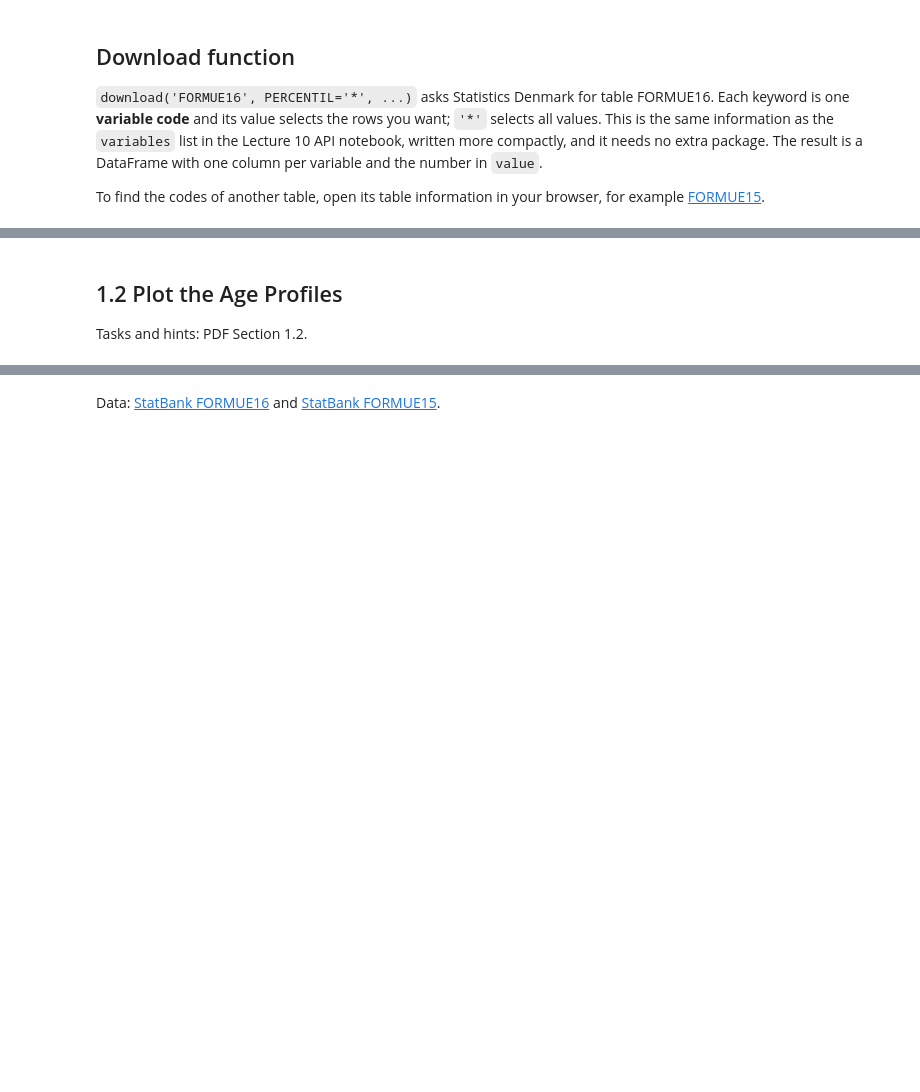
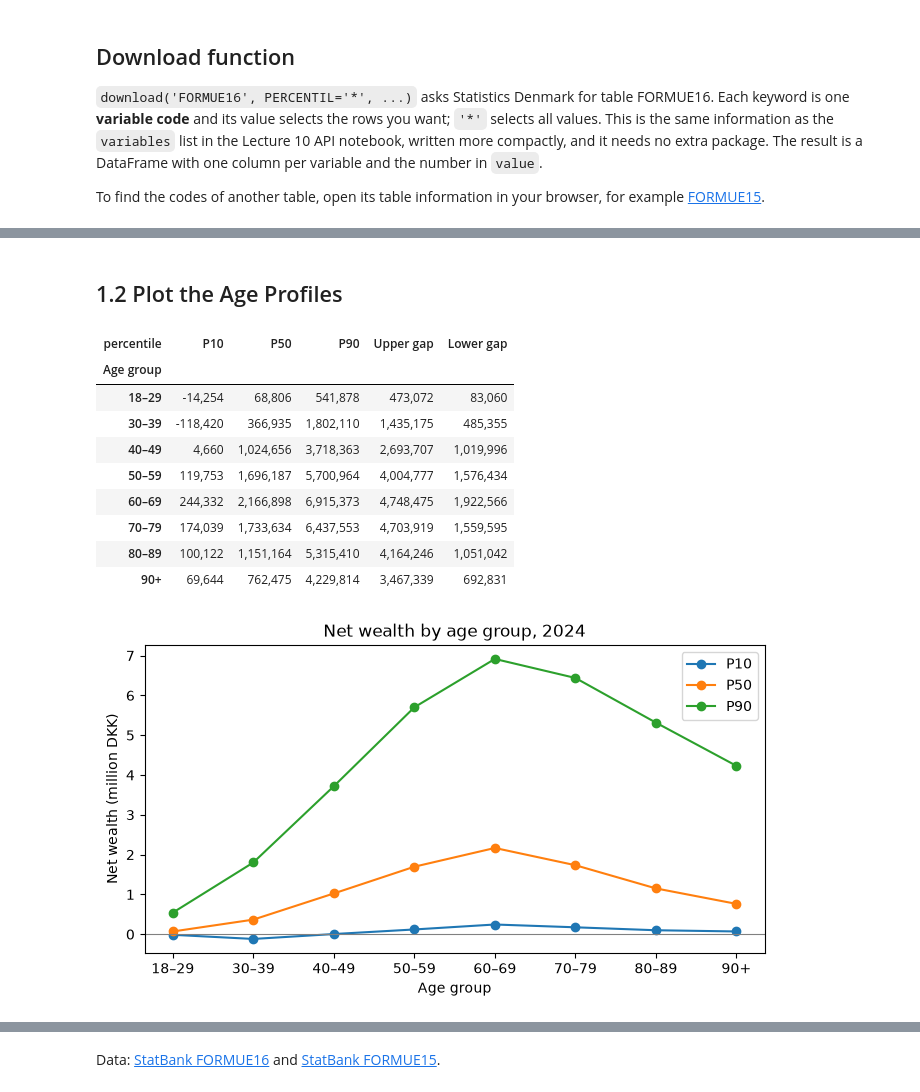
Before and after one commit to NumEconCopenhagen/pft159-og-rsw798, a Jupyter notebook: 01_dataproject/dataproject.ipynb, the cells around one changed output, grey strips where cells are left out. Drawn from its saved outputs; the diff is of its cells as text; code cells hidden in the pictures; blank space fills up the shorter version.

```diff
--- a/01_dataproject/dataproject.ipynb
+++ b/01_dataproject/dataproject.ipynb
@@ -40,2 +47,14 @@ Tasks and hints: PDF Section 1.1.
 # %%
-# counts = download('FORMUE15', ...)
+counts = download('FORMUE15', FORMUE='*', DEFINITION='D20', **settings)
+display(counts.head())
+
+# Separate the published all-adult figures from the eight age groups.
+all_adults = '1802'
+age_codes = ['1829', '3039', '4049', '5059', '6069', '7079', '8089', '9099']
+age_labels = ['18–29', '30–39', '40–49', '50–59', '60–69', '70–79', '80–89', '90+']
+
+percentiles['percentile'] = percentiles['PERCENTIL'].str.replace('P', '', regex=False).astype(int)
+national_percentiles = percentiles.loc[percentiles['ALDER'] == all_adults].set_index('percentile')['value']
+national_counts = counts.loc[counts['ALDER'] == all_adults]
+age_percentiles = percentiles.loc[percentiles['ALDER'].isin(age_codes)]
+age_counts = counts.loc[counts['ALDER'].isin(age_codes)]
@@ -42,4 +68,31 @@ Tasks and hints: PDF Section 1.1.
 # %% [markdown]
 ## 1.2   Plot the Age Profiles
-Tasks and hints: PDF Section 1.2.
+# %%
+# Pivot to one row per age group and one column per percentile.
+profiles = age_percentiles.pivot_table(index='ALDER', columns='percentile', values='value')
+profiles = profiles.loc[age_codes, list(range(1, 100))]
+gaps = profiles[[10, 50, 90]].rename(columns={10: 'P10', 50: 'P50', 90: 'P90'})
+gaps['Upper gap'] = gaps['P90'] - gaps['P50']
+gaps['Lower gap'] = gaps['P50'] - gaps['P10']
+display(gaps.set_axis(age_labels).rename_axis('Age group').style.format('{:,.0f}'))
+
+fig, ax = plt.subplots(figsize=(8, 4))
+for rank in [10, 50, 90]:
+    ax.plot(age_labels, profiles[rank] / 1_000_000, marker='o', label=f'P{rank}')
+ax.axhline(0, color='gray', linewidth=0.8)
+ax.set(xlabel='Age group', ylabel='Net wealth (million DKK)', title='Net wealth by age group, 2024')
+ax.legend()
+plt.show()
+# %% [output]
+| percentile | P10 | P50 | P90 | Upper gap | Lower gap |
+| Age group |  |  |  |  |  |
+| 18–29 | -14,254 | 68,806 | 541,878 | 473,072 | 83,060 |
+| 30–39 | -118,420 | 366,935 | 1,802,110 | 1,435,175 | 485,355 |
+| 40–49 | 4,660 | 1,024,656 | 3,718,363 | 2,693,707 | 1,019,996 |
+| 50–59 | 119,753 | 1,696,187 | 5,700,964 | 4,004,777 | 1,576,434 |
+| 60–69 | 244,332 | 2,166,898 | 6,915,373 | 4,748,475 | 1,922,566 |
+| 70–79 | 174,039 | 1,733,634 | 6,437,553 | 4,703,919 | 1,559,595 |
+| 80–89 | 100,122 | 1,151,164 | 5,315,410 | 4,164,246 | 1,051,042 |
+| 90+ | 69,644 | 762,475 | 4,229,814 | 3,467,339 | 692,831 |
+[figure, added]
 # %% [markdown]
```
Also changed, not shown: parts of 20 cells of this notebook.
